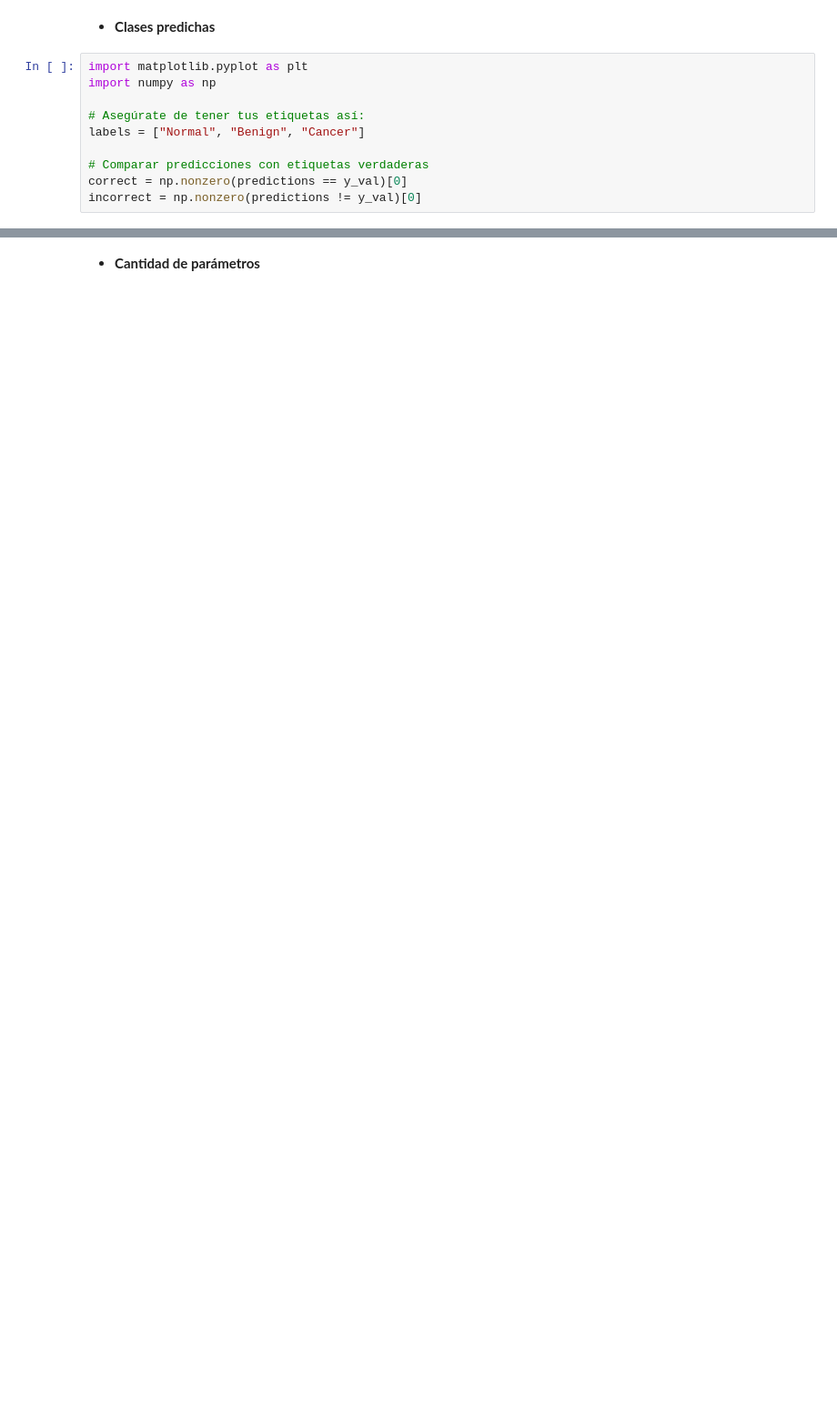
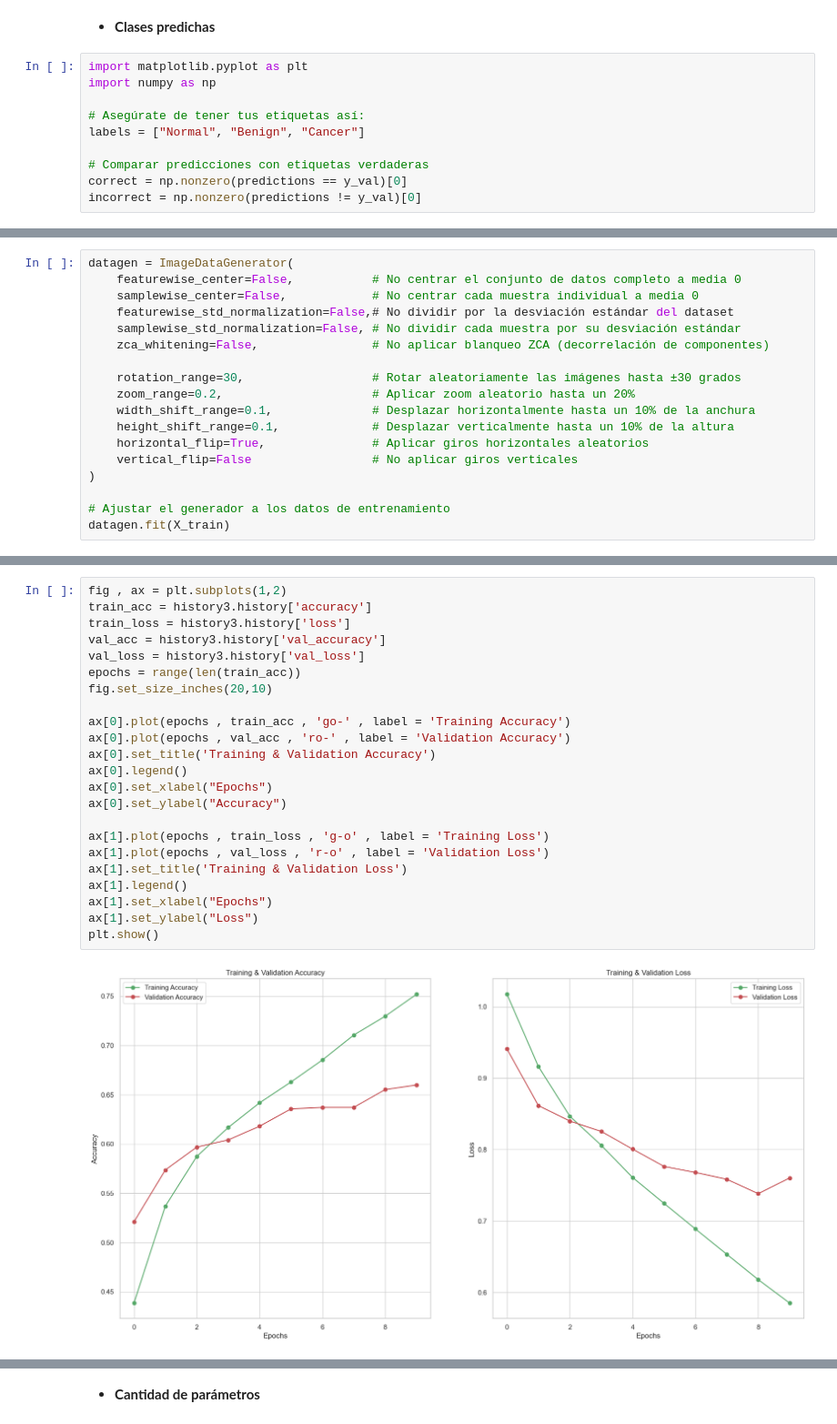
Before and after one commit to LuEnciso21/ImagenesMedicas, a Jupyter notebook: TrabajoCuatro/TrabajoCuatro.ipynb, the cells around one changed output, grey strips where cells are left out. Shown at 91% size. Drawn from its saved outputs; the diff is of its cells as text; blank space fills up the shorter version.

```diff
--- a/TrabajoCuatro/TrabajoCuatro.ipynb
+++ b/TrabajoCuatro/TrabajoCuatro.ipynb
@@ -725,0 +789,18 @@ plt.show()
+# %%
+datagen = ImageDataGenerator(
+    featurewise_center=False,           # No centrar el conjunto de datos completo a media 0
+    samplewise_center=False,            # No centrar cada muestra individual a media 0
+    featurewise_std_normalization=False,# No dividir por la desviación estándar del dataset
+    samplewise_std_normalization=False, # No dividir cada muestra por su desviación estándar
+    zca_whitening=False,                # No aplicar blanqueo ZCA (decorrelación de componentes)
+
+    rotation_range=30,                  # Rotar aleatoriamente las imágenes hasta ±30 grados
+    zoom_range=0.2,                     # Aplicar zoom aleatorio hasta un 20%
+    width_shift_range=0.1,              # Desplazar horizontalmente hasta un 10% de la anchura
+    height_shift_range=0.1,             # Desplazar verticalmente hasta un 10% de la altura
+    horizontal_flip=True,               # Aplicar giros horizontales aleatorios
+    vertical_flip=False                 # No aplicar giros verticales
+)
+
+# Ajustar el generador a los datos de entrenamiento
+datagen.fit(X_train)
@@ -725,0 +906,25 @@ plt.show()
+# %%
+fig , ax = plt.subplots(1,2)
+train_acc = history3.history['accuracy']
+train_loss = history3.history['loss']
+val_acc = history3.history['val_accuracy']
+val_loss = history3.history['val_loss']
+epochs = range(len(train_acc))
+fig.set_size_inches(20,10)
+
+ax[0].plot(epochs , train_acc , 'go-' , label = 'Training Accuracy')
+ax[0].plot(epochs , val_acc , 'ro-' , label = 'Validation Accuracy')
+ax[0].set_title('Training & Validation Accuracy')
+ax[0].legend()
+ax[0].set_xlabel("Epochs")
+ax[0].set_ylabel("Accuracy")
+
+ax[1].plot(epochs , train_loss , 'g-o' , label = 'Training Loss')
+ax[1].plot(epochs , val_loss , 'r-o' , label = 'Validation Loss')
+ax[1].set_title('Training & Validation Loss')
+ax[1].legend()
+ax[1].set_xlabel("Epochs")
+ax[1].set_ylabel("Loss")
+plt.show()
+# %% [output]
+[figure, added]
```
Also changed, not shown: parts of 38 cells of this notebook.
